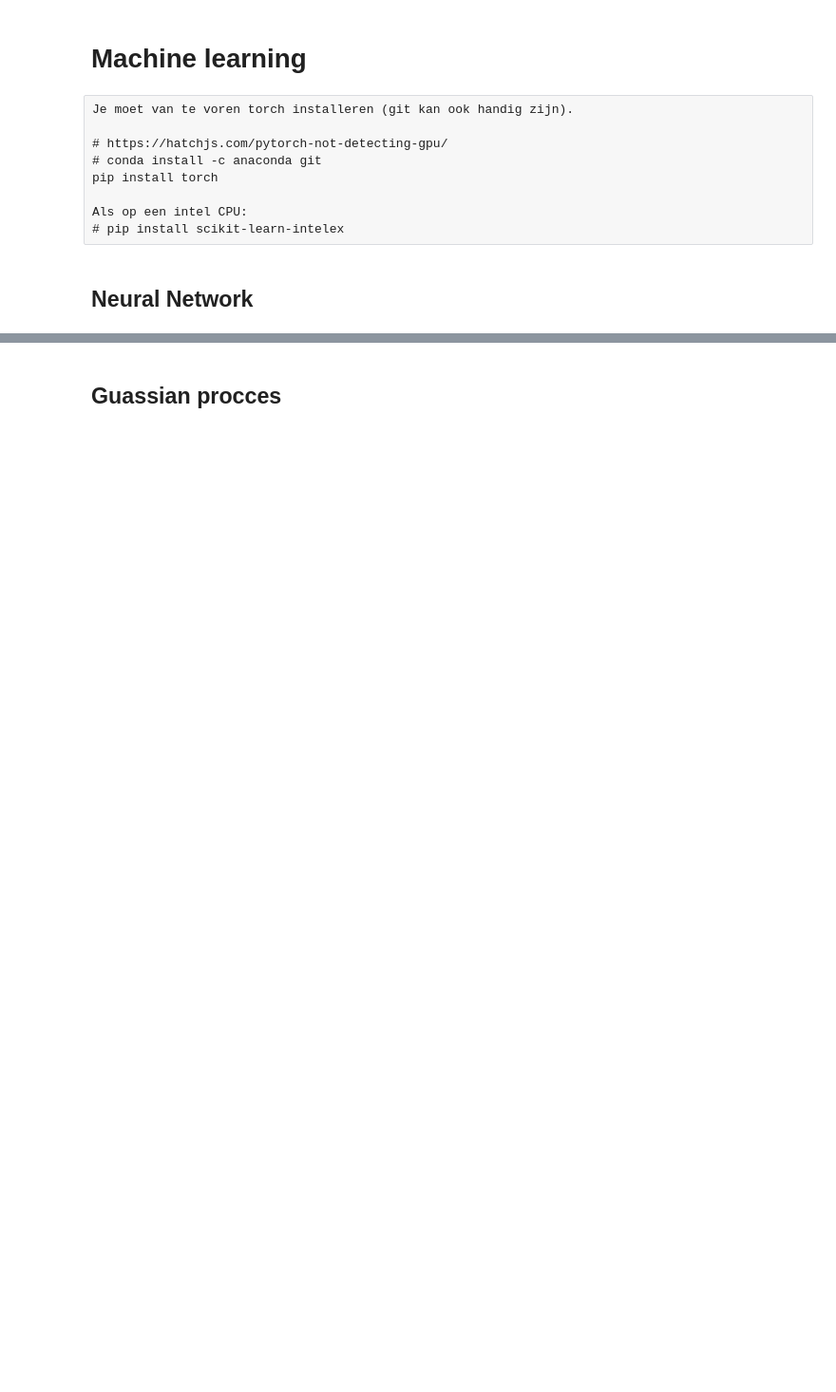
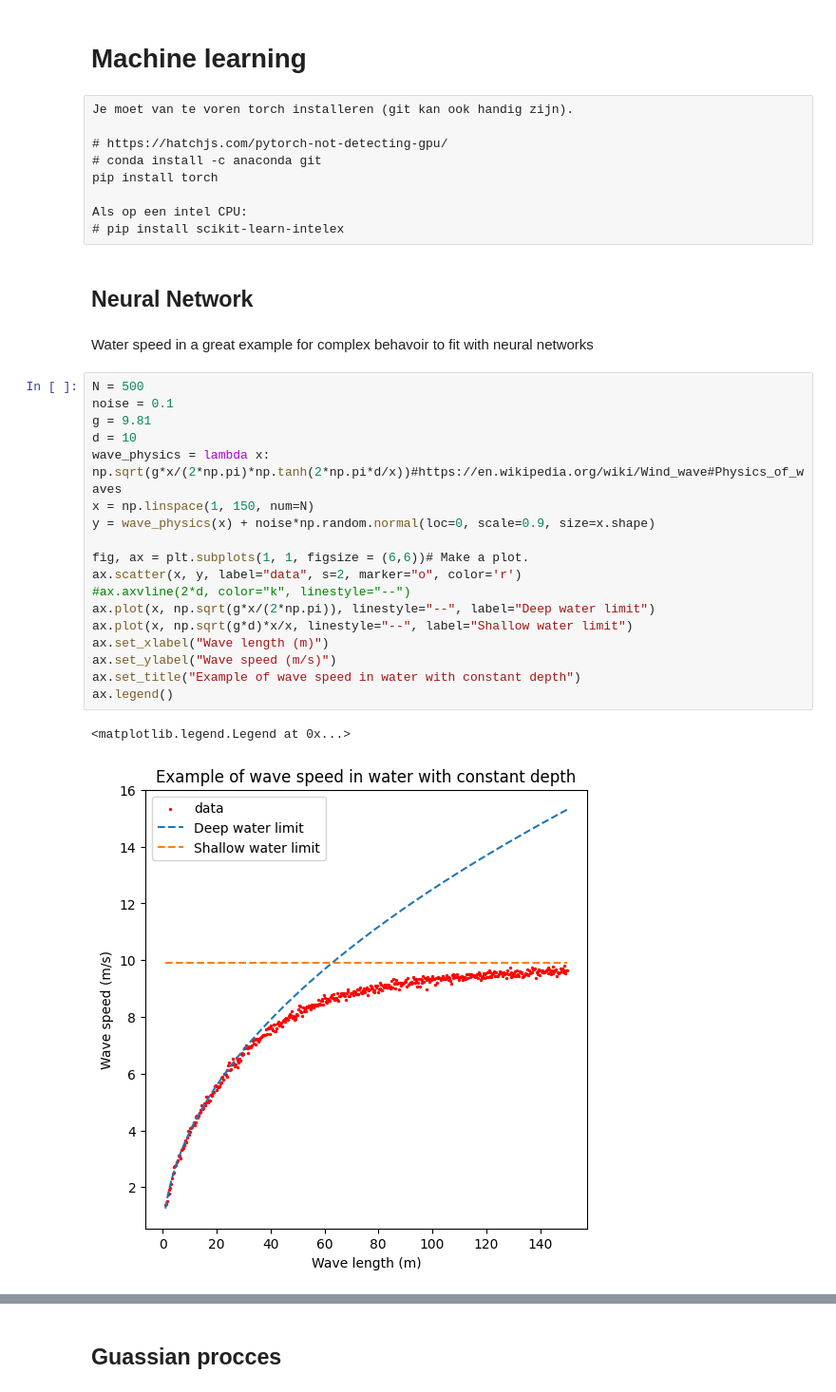
Before and after one commit to TimHeiszwolf/templates_and_scripts, a Jupyter notebook: StandardThings.ipynb, the cells around one changed output, grey strips where cells are left out. Shown at 95% size. Cells and saved outputs as stored; diff of their text form; blank space fills up the shorter version.

```diff
--- a/StandardThings.ipynb
+++ b/StandardThings.ipynb
@@ -329,3 +366,26 @@ Als op een intel CPU:
 # pip install scikit-learn-intelex
 # %% [markdown]
 ## Neural Network
+# %% [markdown]
+Water speed in a great example for complex behavoir to fit with neural networks
+# %%
+N = 500
+noise = 0.1
+g = 9.81
+d = 10
+wave_physics = lambda x: np.sqrt(g*x/(2*np.pi)*np.tanh(2*np.pi*d/x))#https://en.wikipedia.org/wiki/Wind_wave#Physics_of_waves
+x = np.linspace(1, 150, num=N)
+y = wave_physics(x) + noise*np.random.normal(loc=0, scale=0.9, size=x.shape)
+
+fig, ax = plt.subplots(1, 1, figsize = (6,6))# Make a plot.
+ax.scatter(x, y, label="data", s=2, marker="o", color='r')
+#ax.axvline(2*d, color="k", linestyle="--")
+ax.plot(x, np.sqrt(g*x/(2*np.pi)), linestyle="--", label="Deep water limit")
+ax.plot(x, np.sqrt(g*d)*x/x, linestyle="--", label="Shallow water limit")
+ax.set_xlabel("Wave length (m)")
+ax.set_ylabel("Wave speed (m/s)")
+ax.set_title("Example of wave speed in water with constant depth")
+ax.legend()
+# %% [output]
+<matplotlib.legend.Legend at 0x...>
+[figure, added]
```
Also changed, not shown: parts of 24 cells of this notebook.
